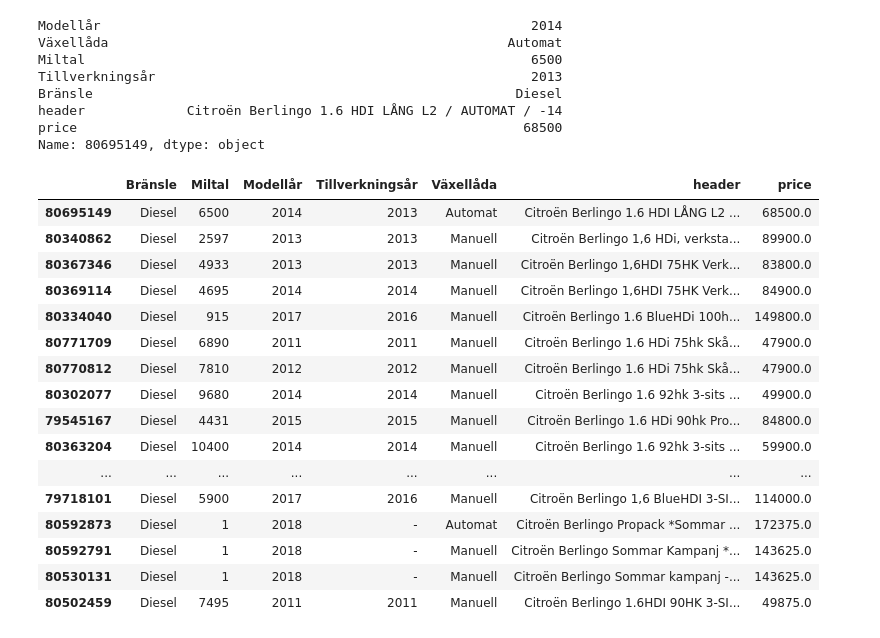
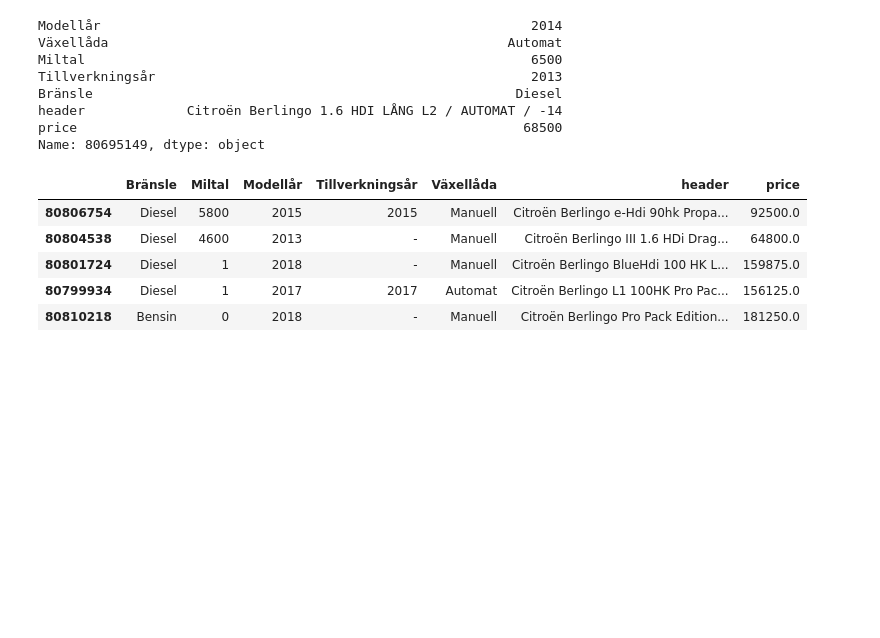
Before and after one commit to martinlarsalbert/blocket, a Jupyter notebook: blocket.ipynb, the cells around one changed output. Drawn from its saved outputs; the diff is of its cells as text; code cells hidden in the pictures; blank space fills up the shorter version.

```diff
--- a/blocket.ipynb
+++ b/blocket.ipynb
@@ -150,23 +147,37 @@ for item_link in item_links:
+# %%
+df_cars = pd.DataFrame()
+
+next_page_href = r'https://www.blocket.se/goteborg/bilar?cg=1020&w=1&st=s&ca=31&is=1&l=0&md=th&cb=7&cbl1=1'
+
+while not next_page_href is None:
+
+    raw_html = simple_get(url = next_page_href)
+    html = BeautifulSoup(raw_html, 'html.parser')
+    item_links = html.find_all('a',attrs={'class':'item_link'})
+
+    for item_link in item_links:
+
+        try:
+            s_car = parse_car(href = item_link['href'])
+        except AttributeError:
+            continue
+        else:
+            df_cars = df_cars.append(s_car)
+
+    next_page = html.find('a',attrs = {'class':'page_nav'},text = '\n                Nästa sida »\n            ')
+    if next_page is None:
+        next_page_href = None
+    else:
+        next_page_href = r'https://www.blocket.se/goteborg/bilar' + next_page['href']
 # %%
-df_cars
+df_cars.head()
 # %% [output]
 |  | Bränsle | Miltal | Modellår | Tillverkningsår | Växellåda | header | price |
-| 80695149 | Diesel | 6500 | 2014 | 2013 | Automat | Citroën Berlingo 1.6 HDI LÅNG L2 ... | 68500.0 |
-| 80340862 | Diesel | 2597 | 2013 | 2013 | Manuell | Citroën Berlingo 1,6 HDi, verksta... | 89900.0 |
-| 80367346 | Diesel | 4933 | 2013 | 2013 | Manuell | Citroën Berlingo 1,6HDI 75HK Verk... | 83800.0 |
-| 80369114 | Diesel | 4695 | 2014 | 2014 | Manuell | Citroën Berlingo 1,6HDI 75HK Verk... | 84900.0 |
-| 80334040 | Diesel | 915 | 2017 | 2016 | Manuell | Citroën Berlingo 1.6 BlueHDi 100h... | 149800.0 |
-| 80771709 | Diesel | 6890 | 2011 | 2011 | Manuell | Citroën Berlingo 1.6 HDi 75hk Skå... | 47900.0 |
-| 80770812 | Diesel | 7810 | 2012 | 2012 | Manuell | Citroën Berlingo 1.6 HDi 75hk Skå... | 47900.0 |
-| 80302077 | Diesel | 9680 | 2014 | 2014 | Manuell | Citroën Berlingo 1.6 92hk 3-sits ... | 49900.0 |
-| 79545167 | Diesel | 4431 | 2015 | 2015 | Manuell | Citroën Berlingo 1.6 HDi 90hk Pro... | 84800.0 |
-| 80363204 | Diesel | 10400 | 2014 | 2014 | Manuell | Citroën Berlingo 1.6 92hk 3-sits ... | 59900.0 |
-| ... | ... | ... | ... | ... | ... | ... | ... |
-| 79718101 | Diesel | 5900 | 2017 | 2016 | Manuell | Citroën Berlingo 1,6 BlueHDI 3-SI... | 114000.0 |
-| 80592873 | Diesel | 1 | 2018 | - | Automat | Citroën Berlingo Propack *Sommar ... | 172375.0 |
-| 80592791 | Diesel | 1 | 2018 | - | Manuell | Citroën Berlingo Sommar Kampanj *... | 143625.0 |
-| 80530131 | Diesel | 1 | 2018 | - | Manuell | Citroën Berlingo Sommar kampanj -... | 143625.0 |
-| 80502459 | Diesel | 7495 | 2011 | 2011 | Manuell | Citroën Berlingo 1.6HDI 90HK 3-SI... | 49875.0 |
+| 80806754 | Diesel | 5800 | 2015 | 2015 | Manuell | Citroën Berlingo e-Hdi 90hk Propa... | 92500.0 |
+| 80804538 | Diesel | 4600 | 2013 | - | Manuell | Citroën Berlingo III 1.6 HDi Drag... | 64800.0 |
+| 80801724 | Diesel | 1 | 2018 | - | Manuell | Citroën Berlingo BlueHdi 100 HK L... | 159875.0 |
+| 80799934 | Diesel | 1 | 2017 | 2017 | Automat | Citroën Berlingo L1 100HK Pro Pac... | 156125.0 |
+| 80810218 | Bensin | 0 | 2018 | - | Manuell | Citroën Berlingo Pro Pack Edition... | 181250.0 |
 # %%
 index = df_cars['Tillverkningsår'] == '-'
 df_cars.loc[index,'Tillverkningsår'] = df_cars.loc[index,'Modellår']
```
Also changed, not shown: parts of 6 cells of this notebook.
